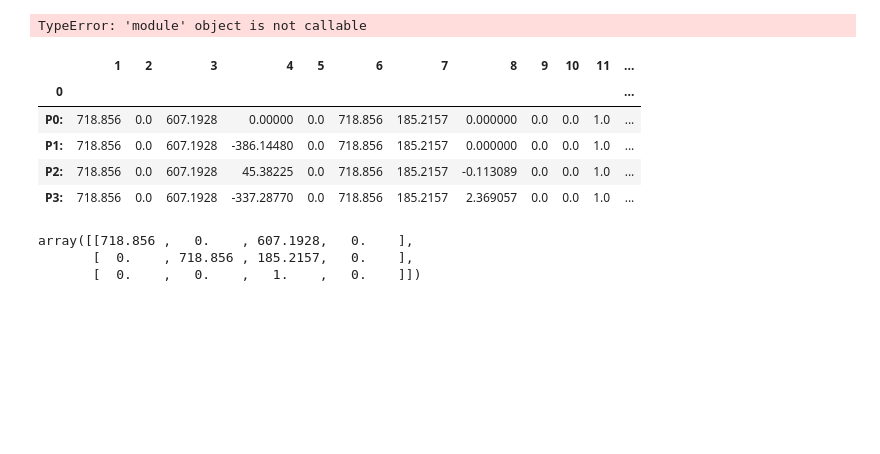
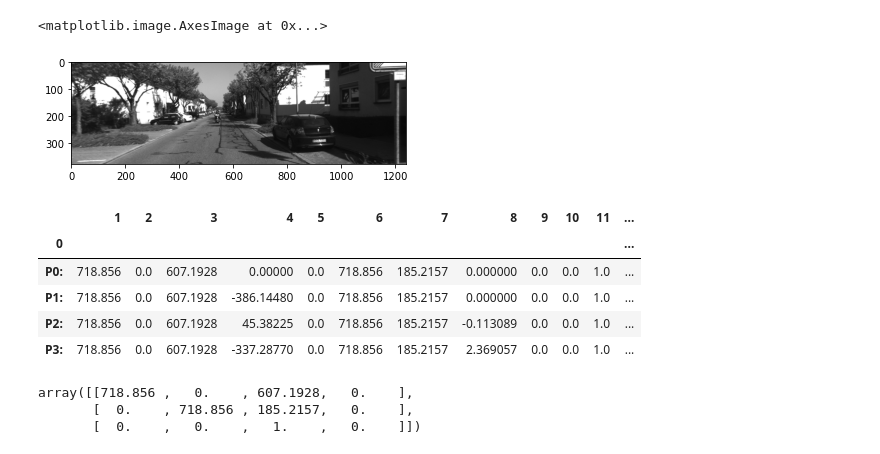
Before and after one commit to citruscaesar/monocular-odometry, a Jupyter notebook: working.ipynb, the cells around one changed output. Saved outputs shown, nothing was run; the diff lists cells and outputs as text; code cells hidden in the pictures; blank space fills up the shorter version.

```diff
--- a/working.ipynb
+++ b/working.ipynb
@@ -15,10 +13,10 @@ IMAGE_PATH = os.path.join(DATASET_PATH, 'sequences', '00', 'image_0')
 left_images = sorted(os.listdir(IMAGE_PATH))
 gen = (cv2.imread(os.path.join(IMAGE_PATH, img)) for img in left_images)
 # %%
-plt(figsize = (12, 4))
 plt.imshow(next(gen))
 # %% [output]
-TypeError: 'module' object is not callable
+<matplotlib.image.AxesImage at 0x...>
+[figure, added]
 # %%
 calib = pd.read_csv(os.path.join(DATASET_PATH, 'sequences', '00', 'calib.txt'), delimiter=' ', header = None, index_col = 0)
 calib
```
Also changed, not shown: parts of 3 cells of this notebook.
